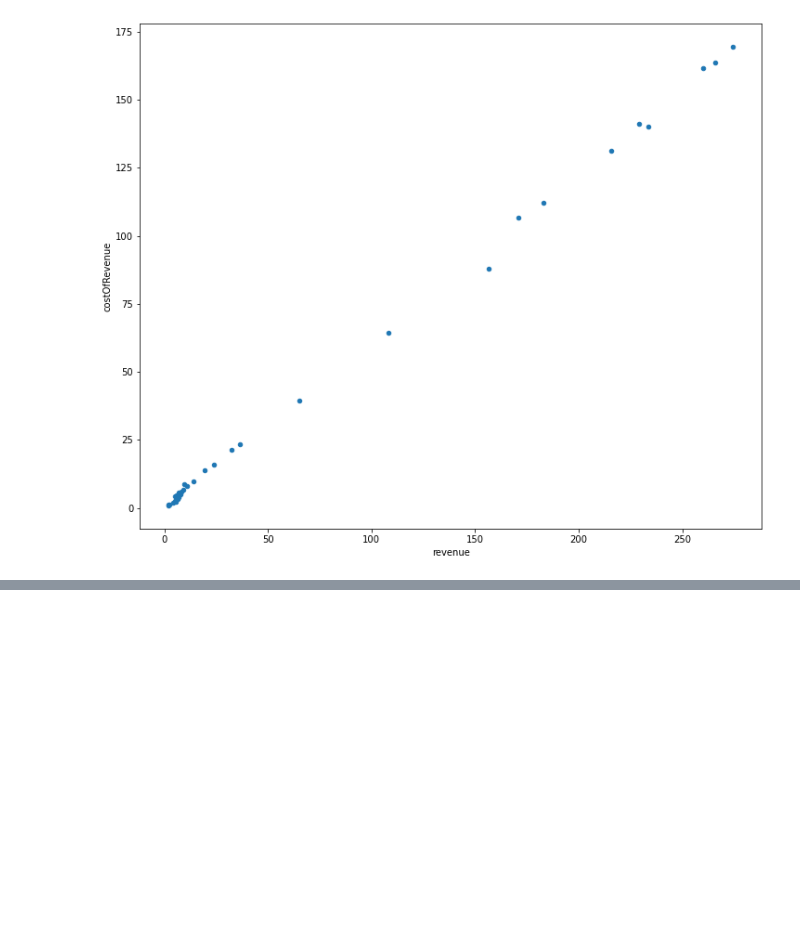
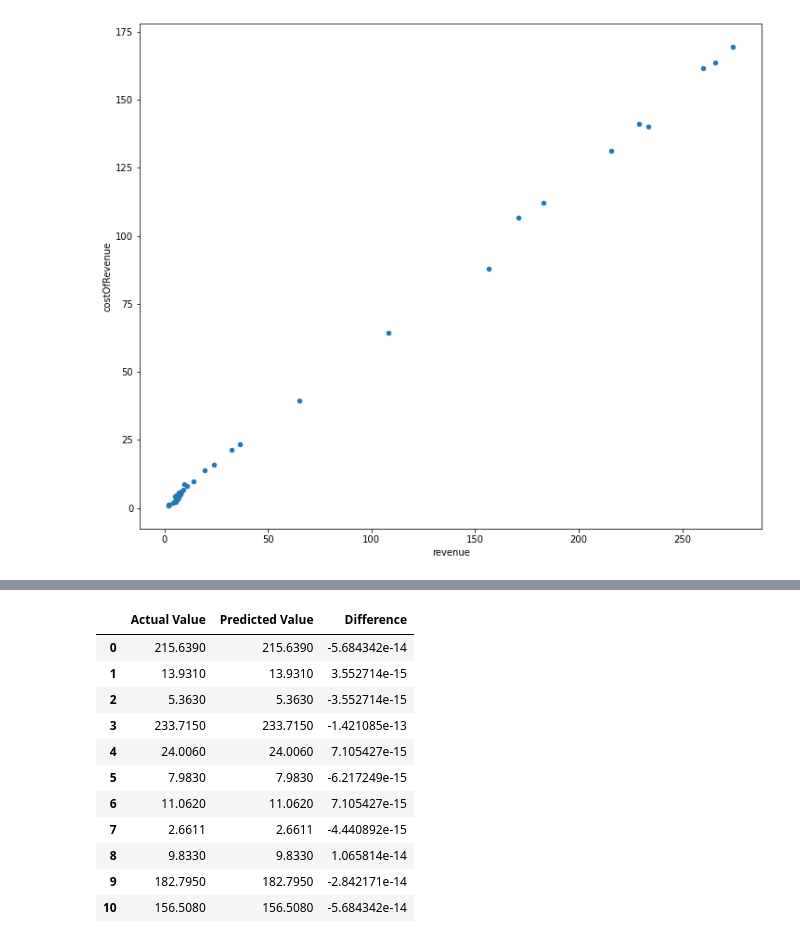
Before and after one commit to joseluistello/Regression-Analysis-Apple-Data, a Jupyter notebook: notebooks/Analysis.ipynb, the cells around one changed output, grey strips where cells are left out. Drawn from its saved outputs; the diff is of its cells as text; code cells hidden in the pictures; blank space fills up the shorter version.

```diff
--- a/notebooks/Analysis.ipynb
+++ b/notebooks/Analysis.ipynb
@@ -164,0 +199,16 @@ appledf.corr()
+# %%
+pred_y_df=pd.DataFrame({'Actual Value':y_test,'Predicted Value':y_pred, 'Difference': y_test-y_pred})
+pred_y_df[0:20]
+# %% [output]
+|  | Actual Value | Predicted Value | Difference |
+| 0 | 215.6390 | 215.6390 | -5.684342e-14 |
+| 1 | 13.9310 | 13.9310 | 3.552714e-15 |
+| 2 | 5.3630 | 5.3630 | -3.552714e-15 |
+| 3 | 233.7150 | 233.7150 | -1.421085e-13 |
+| 4 | 24.0060 | 24.0060 | 7.105427e-15 |
+| 5 | 7.9830 | 7.9830 | -6.217249e-15 |
+| 6 | 11.0620 | 11.0620 | 7.105427e-15 |
+| 7 | 2.6611 | 2.6611 | -4.440892e-15 |
+| 8 | 9.8330 | 9.8330 | 1.065814e-14 |
+| 9 | 182.7950 | 182.7950 | -2.842171e-14 |
+| 10 | 156.5080 | 156.5080 | -5.684342e-14 |
```
Also changed, not shown: parts of 8 cells of this notebook.
